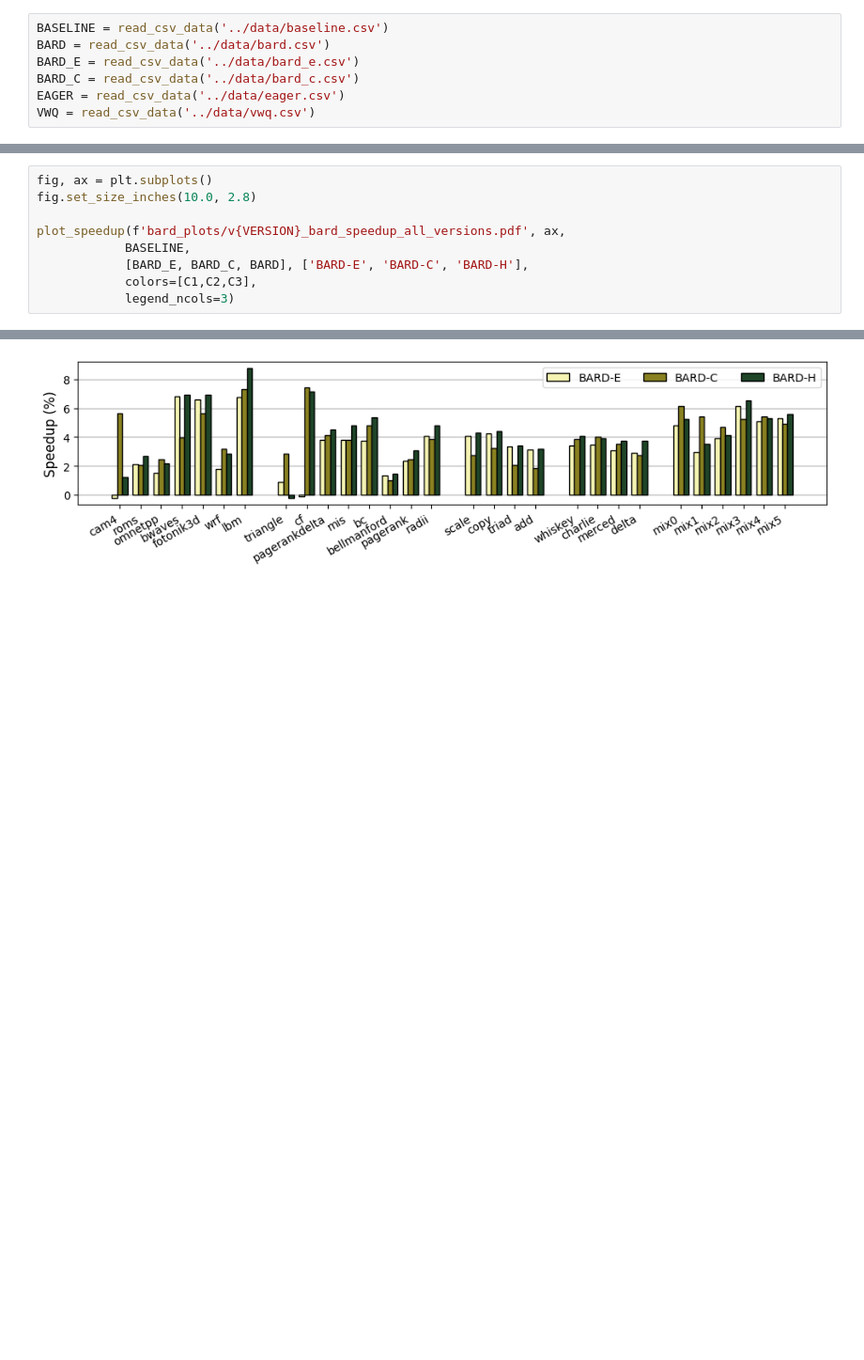
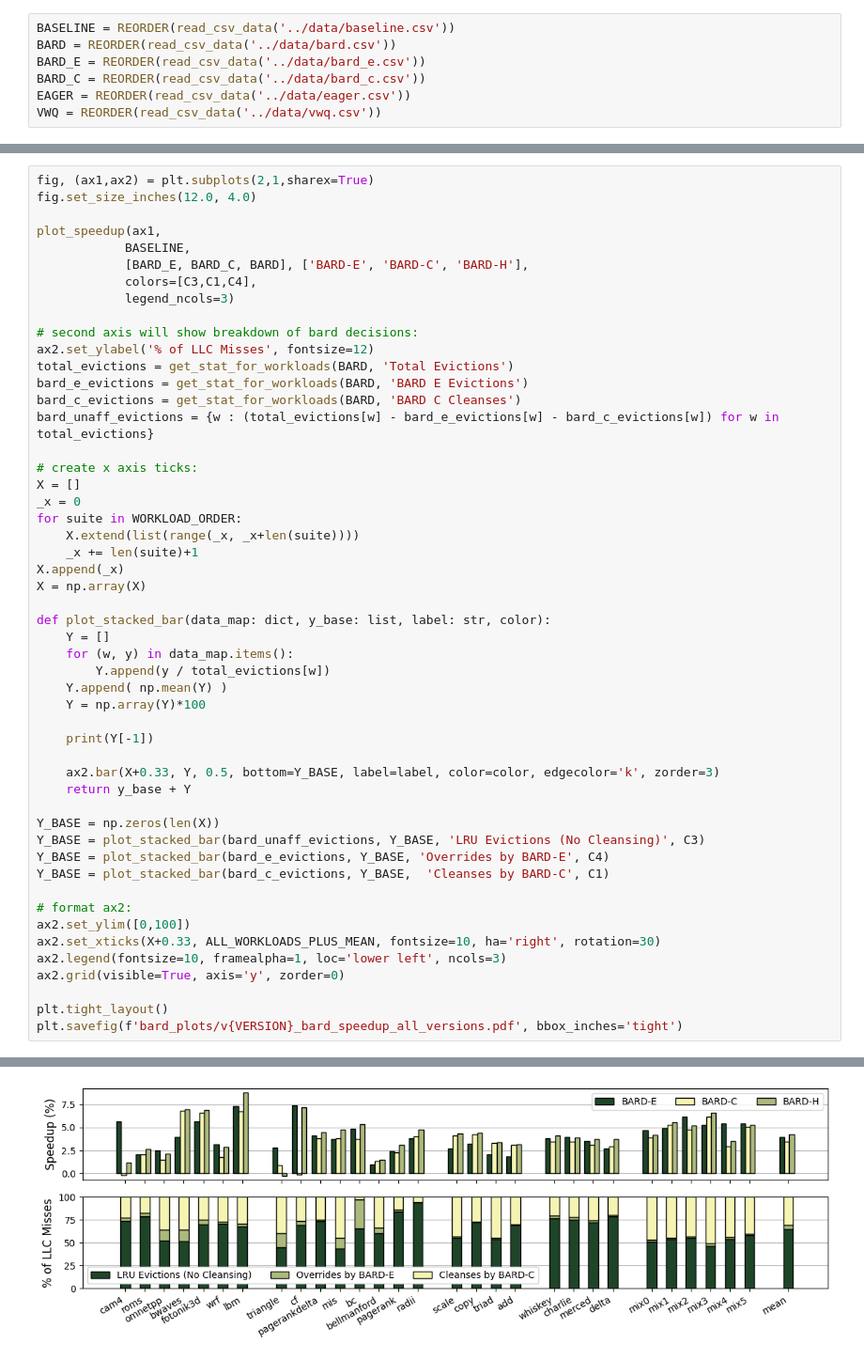
Before and after one commit to panzerox123/champsim-bard, a Jupyter notebook: scripts/bard_plots.ipynb, the cells around one changed output, grey strips where cells are left out. Shown: that part at 94% size. Drawn from its saved outputs; the diff is of its cells as text; blank space fills up the shorter version.

Commit message:
created plotting notebook for bard

```diff
--- a/scripts/bard_plots.ipynb
+++ b/scripts/bard_plots.ipynb
@@ -73,7 +95,7 @@ def plot_speedup(output_file, ax, baseline_data, policy_data: list, legend: list
 # %%
-BASELINE = read_csv_data('../data/baseline.csv')
-BARD = read_csv_data('../data/bard.csv')
-BARD_E = read_csv_data('../data/bard_e.csv')
-BARD_C = read_csv_data('../data/bard_c.csv')
-EAGER = read_csv_data('../data/eager.csv')
-VWQ = read_csv_data('../data/vwq.csv')
+BASELINE = REORDER(read_csv_data('../data/baseline.csv'))
+BARD = REORDER(read_csv_data('../data/bard.csv'))
+BARD_E = REORDER(read_csv_data('../data/bard_e.csv'))
+BARD_C = REORDER(read_csv_data('../data/bard_c.csv'))
+EAGER = REORDER(read_csv_data('../data/eager.csv'))
+VWQ = REORDER(read_csv_data('../data/vwq.csv'))
@@ -80,10 +112,52 @@ VWQ = read_csv_data('../data/vwq.csv')
 # %%
-fig, ax = plt.subplots()
-fig.set_size_inches(10.0, 2.8)
+fig, (ax1,ax2) = plt.subplots(2,1,sharex=True)
+fig.set_size_inches(12.0, 4.0)
 
-plot_speedup(f'bard_plots/v{VERSION}_bard_speedup_all_versions.pdf', ax,
+plot_speedup(ax1,
             BASELINE,
             [BARD_E, BARD_C, BARD], ['BARD-E', 'BARD-C', 'BARD-H'],
-            colors=[C1,C2,C3],
+            colors=[C3,C1,C4],
             legend_ncols=3)
+
+# second axis will show breakdown of bard decisions:
+ax2.set_ylabel('% of LLC Misses', fontsize=12)
+total_evictions = get_stat_for_workloads(BARD, 'Total Evictions')
+bard_e_evictions = get_stat_for_workloads(BARD, 'BARD E Evictions')
+bard_c_evictions = get_stat_for_workloads(BARD, 'BARD C Cleanses')
+bard_unaff_evictions = {w : (total_evictions[w] - bard_e_evictions[w] - bard_c_evictions[w]) for w in total_evictions}
+
+# create x axis ticks:
+X = []
+_x = 0
+for suite in WORKLOAD_ORDER:
+    X.extend(list(range(_x, _x+len(suite))))
+    _x += len(suite)+1
+X.append(_x)
+X = np.array(X)
+
+def plot_stacked_bar(data_map: dict, y_base: list, label: str, color):
+    Y = []
+    for (w, y) in data_map.items():
+        Y.append(y / total_evictions[w])
+    Y.append( np.mean(Y) )
+    Y = np.array(Y)*100
+
+    print(Y[-1])
+
+    ax2.bar(X+0.33, Y, 0.5, bottom=Y_BASE, label=label, color=color, edgecolor='k', zorder=3)
+    return y_base + Y
+
+Y_BASE = np.zeros(len(X))
+Y_BASE = plot_stacked_bar(bard_unaff_evictions, Y_BASE, 'LRU Evictions (No Cleansing)', C3)
+Y_BASE = plot_stacked_bar(bard_e_evictions, Y_BASE, 'Overrides by BARD-E', C4)
+Y_BASE = plot_stacked_bar(bard_c_evictions, Y_BASE,  'Cleanses by BARD-C', C1)
+
+# format ax2:
+ax2.set_ylim([0,100])
+ax2.set_xticks(X+0.33, ALL_WORKLOADS_PLUS_MEAN, fontsize=10, ha='right', rotation=30)
+ax2.legend(fontsize=10, framealpha=1, loc='lower left', ncols=3)
+ax2.grid(visible=True, axis='y', zorder=0)
+
+plt.tight_layout()
+plt.savefig(f'bard_plots/v{VERSION}_bard_speedup_all_versions.pdf', bbox_inches='tight')
 # %% [output]
@@ -90,3 +167,3 @@ plot_speedup(f'bard_plots/v{VERSION}_bard_speedup_all_versions.pdf', ax,
-[figure, old version]
+[figure, new version]
 # %%
 fig, ax = plt.subplots()
```
Also changed, not shown: parts of 11 cells of this notebook, 14 other files.
